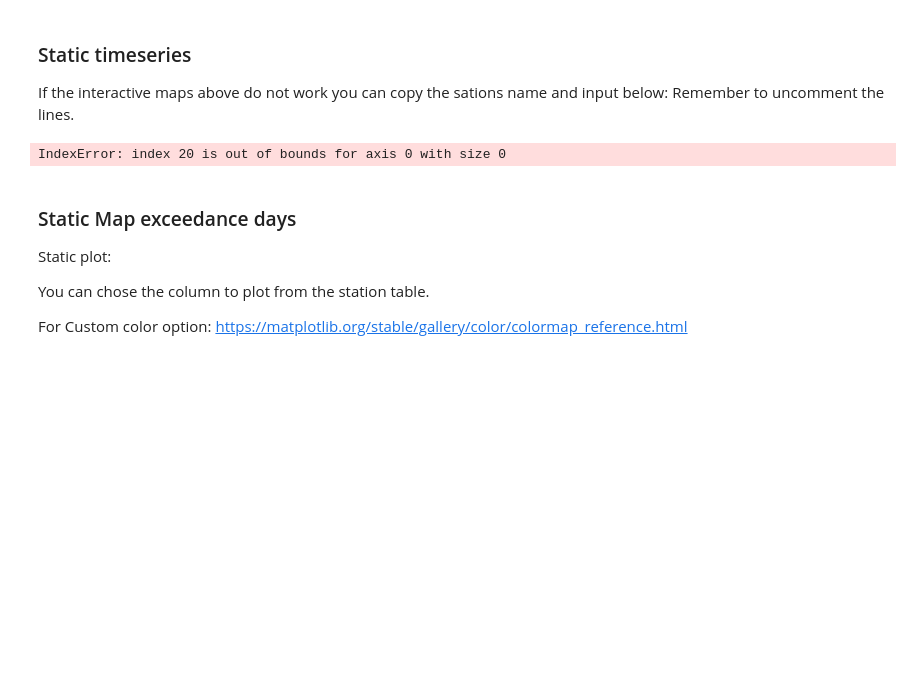
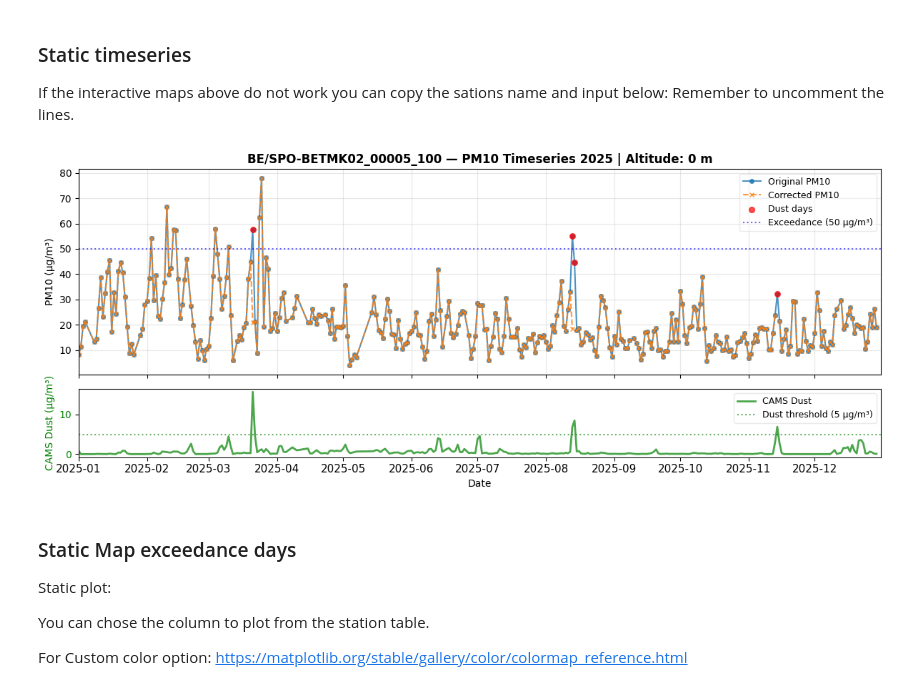
Before and after one commit to jessieaha/CAMS_dust_deduction_tool, a Jupyter notebook: Dust_deduction_tool_full.ipynb, the cells around one changed output. Cells and saved outputs as stored; diff of their text form; code cells hidden in the pictures; blank space fills up the shorter version.

```diff
--- a/Dust_deduction_tool_full.ipynb
+++ b/Dust_deduction_tool_full.ipynb
@@ -157,12 +157,12 @@ POLLUTANT            = 'PM10'
 EEA_folder_path      = f'EEA_{POLLUTANT}/{YEAR}/{dataset}/{EEA_temporal_flag}'
 VAR                  = 'dust'
 CAMS_folder_path     = f'{project_dir}/IRA_{VAR}/'
-DOWNLOAD_EEA         = True
+DOWNLOAD_EEA         = False
 DOWNLOAD_CAMS        = False
 COMPUTE_CAMS_DAILY   = False
 USE_GOOGLE_DRIVE     = True
 Countries            = ["AD", "AL", "AT", "BA", "BE", "BG", "CH", "CY", "CZ", "DE", "DK", "EE", "ES", "FI", "FR", "GB", "GR", "HR", "HU", "IE", "IS", "IT", "LT", "LU", "LV", "ME", "MK", "MT", "NL", "NO", "PL", "PT", "RO", "RS", "SE", "SI", "SK", "XK"]
-LOAD_PARQUET_DATA    = False
+LOAD_PARQUET_DATA    = True
 
 if USE_GOOGLE_DRIVE:
   from google.colab import drive
@@ -187,7 +187,7 @@ For flexibility considering changes in future guidelines including different lim
 CAMS_dust_threshold         = 5         # unit: µg/m3 total dust; size does not matter
 POLLUTANT_daily_threshold   = 50        # PM10 50 µg m-3 PM25 25 µg m-3
 Station_Temporal_coverage   = 65        # in % of temporal coverage per whole year for each EEA station
-Basline_MA_days             = 30         # how many neighboring days without dust should be considered
+Basline_MA_days             = 6         # how many neighboring days without dust should be considered
 ##################STOP Editing######################
 # %%
 if (DOWNLOAD_EEA):
@@ -1525,22 +1536,22 @@ def map_timeseries_clickable_plot(
 ### Static timeseries
 If the interactive maps above do not work you can copy the sations name and input below: Remember to uncomment the lines.
 # %%
-    # @title
+# @title
 ########### USER INPUT ##############
 stations = station_table['Samplingpoint'].unique()
-station_name = stations[20] # specify station to plot
+station_name = stations[25] # specify station to plot
 #####################################
 # Plot timeseries for this station
 fig, ax = plot_station_timeseries(
     station_name,
     df_target_year,
     year = YEAR,
     time_column = 'day',
     observed_pollutant_col= 'daily_mean',
     corrected_pollutant_col= 'corrected_pollutant',
     exceedance_threshold= POLLUTANT_daily_threshold,
     cams_dust_threshold= CAMS_dust_threshold,
     pollutant=POLLUTANT
 )
 # %% [output]
-IndexError: index 20 is out of bounds for axis 0 with size 0
+[figure, added]
```
Also changed, not shown: parts of 9 cells of this notebook.
